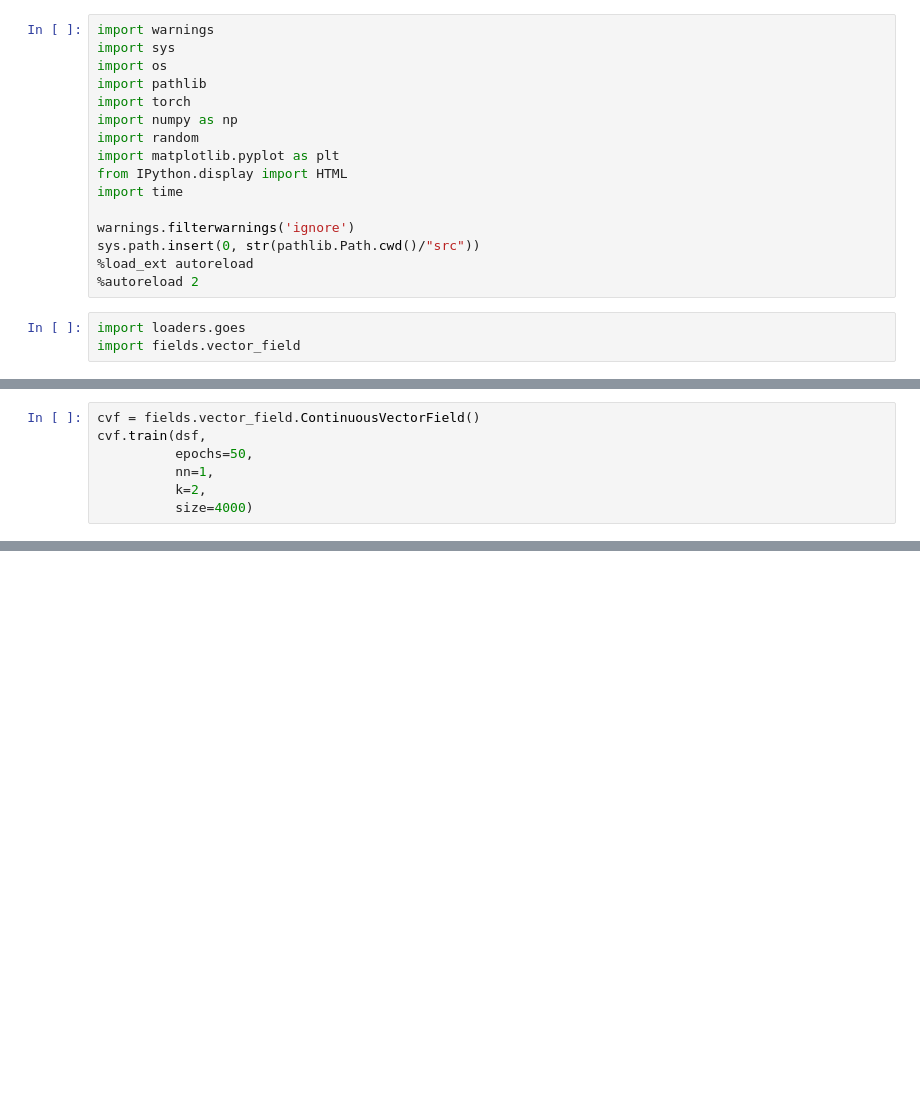
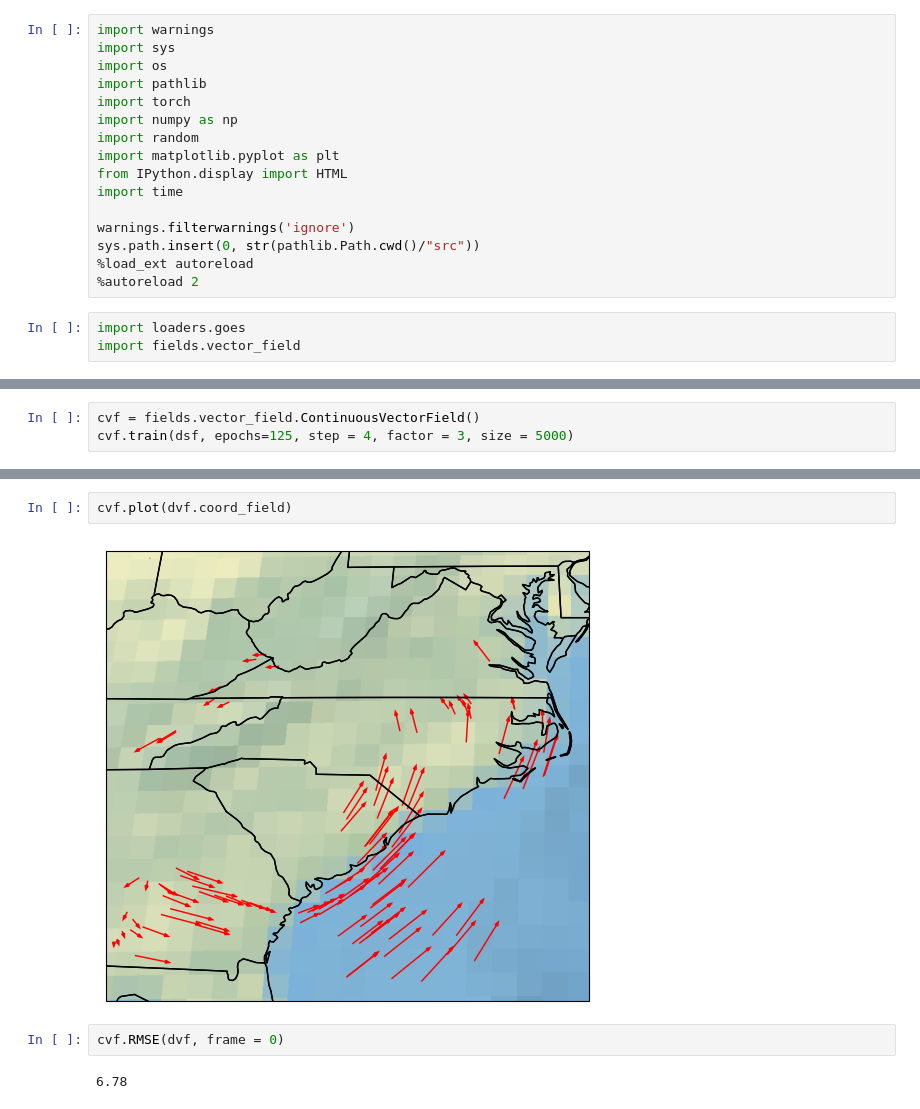
Before and after one commit to yf297/Transport, a Jupyter notebook: goes_example.ipynb, the cells around one changed output, grey strips where cells are left out. Saved outputs shown, nothing was run; the diff lists cells and outputs as text; blank space fills up the shorter version.

```diff
--- a/goes_example.ipynb
+++ b/goes_example.ipynb
@@ -38,8 +66,4 @@ HTML(fig.to_html5_video())
 # %%
 cvf = fields.vector_field.ContinuousVectorField()
-cvf.train(dsf,
-          epochs=50,
-          nn=1,
-          k=2,
-          size=4000)
+cvf.train(dsf, epochs=125, step = 4, factor = 3, size = 5000)
 # %% [output]
@@ -86,0 +91,8 @@ dvf.plot(gif = False)
+# %%
+cvf.plot(dvf.coord_field)
+# %% [output]
+[figure, added]
+# %%
+cvf.RMSE(dvf, frame = 0)
+# %% [output]
+6.78
```
Also changed, not shown: parts of 6 cells of this notebook, 16 other files.
